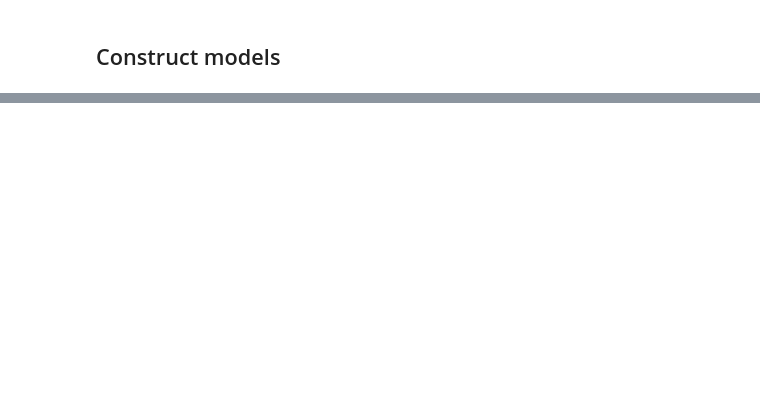
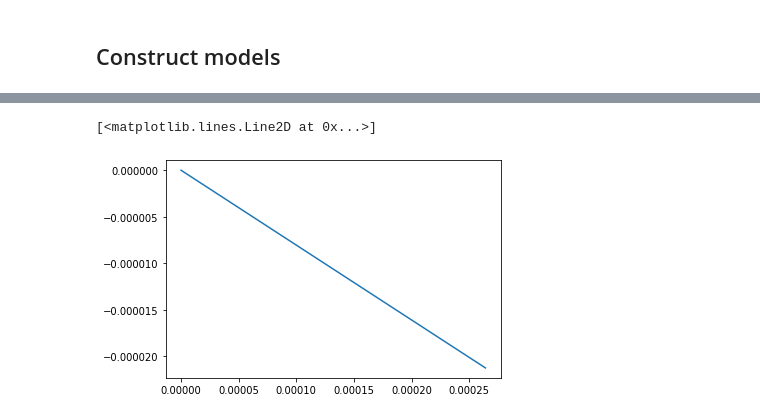
Before and after one commit to jshen04/hnn, a Jupyter notebook: machine-vibration.ipynb, the cells around one changed output, grey strips where cells are left out. Drawn from its saved outputs; the diff is of its cells as text; code cells hidden in the pictures; blank space fills up the shorter version.

```diff
--- a/machine-vibration.ipynb
+++ b/machine-vibration.ipynb
@@ -499,0 +221,5 @@ plt.show()
+# %%
+plt.plot(a2[:,0], a2[:,1])
+# %% [output]
+[<matplotlib.lines.Line2D at 0x...>]
+[figure, added]
```
Also changed, not shown: parts of 64 cells of this notebook.
